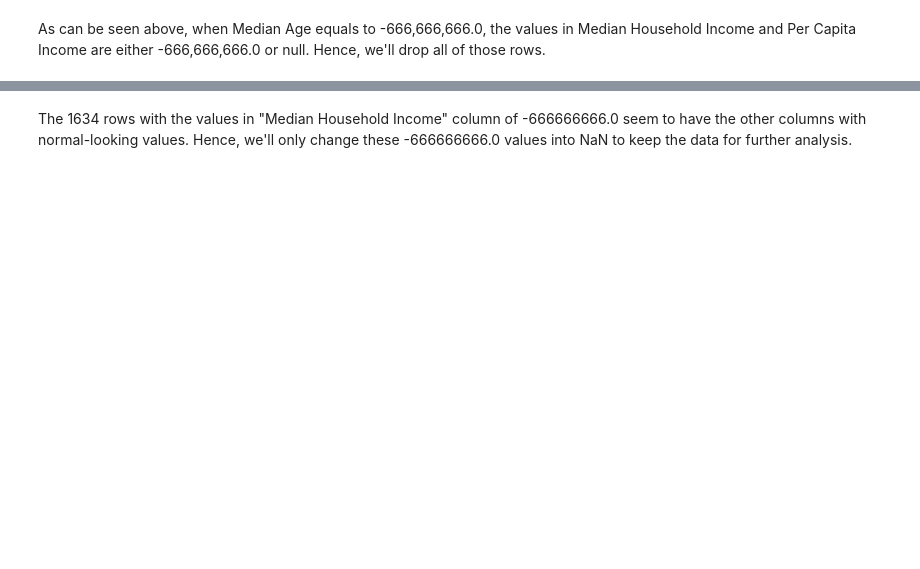
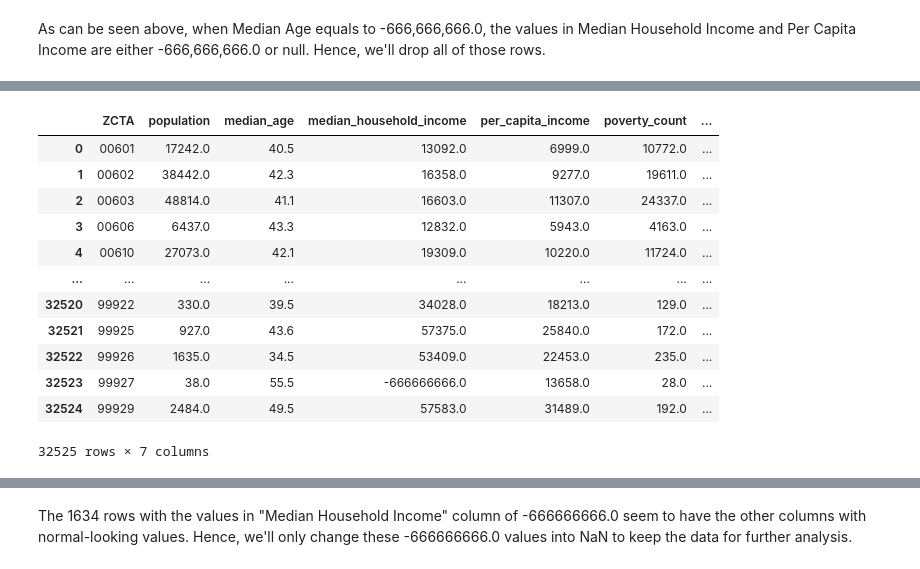
Before and after one commit to poojaisabelle/ETL-Project, a Jupyter notebook: 02_transform_census/02_transform_census_pooja.ipynb, the cells around one changed output, grey strips where cells are left out. Cells and saved outputs as stored; diff of their text form; code cells hidden in the pictures; blank space fills up the shorter version.

```diff
--- a/02_transform_census/02_transform_census_pooja.ipynb
+++ b/02_transform_census/02_transform_census_pooja.ipynb
@@ -72,8 +169,22 @@ clean_census.tail(31)
 # %%
 # 6 Drop the 31 rows as there are NaN values in: Median HH Income, Per Capita Income, Poverty and Unemployment Count
 # We have no use for this data
-clean_census = clean_census.dropna(subset=['Median Household Income'])
+clean_census = clean_census.dropna(subset=['median_household_income'])
 clean_census
+# %% [output]
+|  | ZCTA | population | median_age | median_household_income | per_capita_income | poverty_count | ... |
+| 0 | 00601 | 17242.0 | 40.5 | 13092.0 | 6999.0 | 10772.0 | ... |
+| 1 | 00602 | 38442.0 | 42.3 | 16358.0 | 9277.0 | 19611.0 | ... |
+| 2 | 00603 | 48814.0 | 41.1 | 16603.0 | 11307.0 | 24337.0 | ... |
+| 3 | 00606 | 6437.0 | 43.3 | 12832.0 | 5943.0 | 4163.0 | ... |
+| 4 | 00610 | 27073.0 | 42.1 | 19309.0 | 10220.0 | 11724.0 | ... |
+| ... | ... | ... | ... | ... | ... | ... | ... |
+| 32520 | 99922 | 330.0 | 39.5 | 34028.0 | 18213.0 | 129.0 | ... |
+| 32521 | 99925 | 927.0 | 43.6 | 57375.0 | 25840.0 | 172.0 | ... |
+| 32522 | 99926 | 1635.0 | 34.5 | 53409.0 | 22453.0 | 235.0 | ... |
+| 32523 | 99927 | 38.0 | 55.5 | -666666666.0 | 13658.0 | 28.0 | ... |
+| 32524 | 99929 | 2484.0 | 49.5 | 57583.0 | 31489.0 | 192.0 | ... |
+32525 rows × 7 columns
 # %%
 # Check if the right number of rows have been dropped (should be 594)
 print(len(census_data))
```
Also changed, not shown: parts of 19 cells of this notebook, 2 other files.
